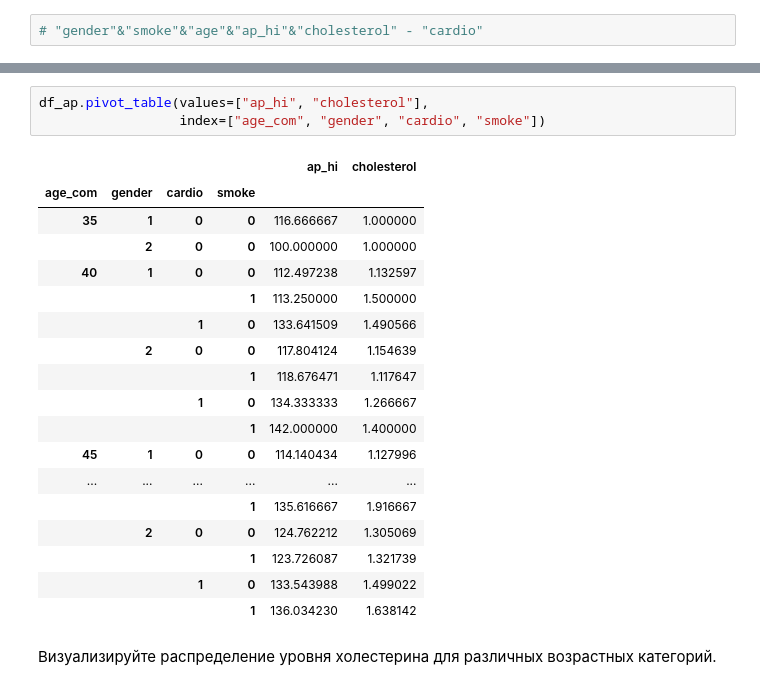
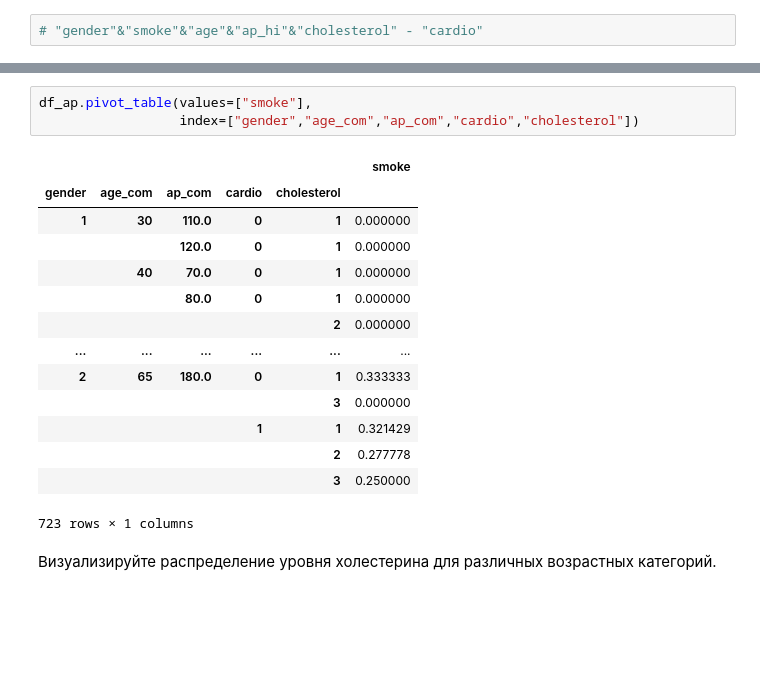
Before and after one commit to EkaterinaZernyukova/data_analysis, a Jupyter notebook: jupyter_notebook/eda_cardio_train.ipynb, the cells around one changed output, grey strips where cells are left out. Saved outputs shown, nothing was run; the diff lists cells and outputs as text; blank space fills up the shorter version.

```diff
--- a/jupyter_notebook/eda_cardio_train.ipynb
+++ b/jupyter_notebook/eda_cardio_train.ipynb
@@ -298,25 +330,21 @@ Name: ap_hi, Length: 81, dtype: int64
-# %%
-df_ap.pivot_table(values=["ap_hi", "cholesterol"],
-                  index=["age_com", "gender", "cardio", "smoke"])
-# %% [output]
-|  |  |  |  | ap_hi | cholesterol |
-| age_com | gender | cardio | smoke |  |  |
-| 35 | 1 | 0 | 0 | 116.666667 | 1.000000 |
-|  | 2 | 0 | 0 | 100.000000 | 1.000000 |
-| 40 | 1 | 0 | 0 | 112.497238 | 1.132597 |
-|  |  |  | 1 | 113.250000 | 1.500000 |
-|  |  | 1 | 0 | 133.641509 | 1.490566 |
-|  | 2 | 0 | 0 | 117.804124 | 1.154639 |
-|  |  |  | 1 | 118.676471 | 1.117647 |
-|  |  | 1 | 0 | 134.333333 | 1.266667 |
-|  |  |  | 1 | 142.000000 | 1.400000 |
-| 45 | 1 | 0 | 0 | 114.140434 | 1.127996 |
-| ... | ... | ... | ... | ... | ... |
-|  |  |  | 1 | 135.616667 | 1.916667 |
-|  | 2 | 0 | 0 | 124.762212 | 1.305069 |
-|  |  |  | 1 | 123.726087 | 1.321739 |
-|  |  | 1 | 0 | 133.543988 | 1.499022 |
-|  |  |  | 1 | 136.034230 | 1.638142 |
+# %%
+df_ap.pivot_table(values=["smoke"],
+                  index=["gender","age_com","ap_com","cardio","cholesterol"])
+# %% [output]
+|  |  |  |  |  | smoke |
+| gender | age_com | ap_com | cardio | cholesterol |  |
+| 1 | 30 | 110.0 | 0 | 1 | 0.000000 |
+|  |  | 120.0 | 0 | 1 | 0.000000 |
+|  | 40 | 70.0 | 0 | 1 | 0.000000 |
+|  |  | 80.0 | 0 | 1 | 0.000000 |
+|  |  |  |  | 2 | 0.000000 |
+| ... | ... | ... | ... | ... | ... |
+| 2 | 65 | 180.0 | 0 | 1 | 0.333333 |
+|  |  |  |  | 3 | 0.000000 |
+|  |  |  | 1 | 1 | 0.321429 |
+|  |  |  |  | 2 | 0.277778 |
+|  |  |  |  | 3 | 0.250000 |
+723 rows × 1 columns
 # %% [markdown]
 Визуализируйте распределение уровня холестерина для различных возрастных категорий.
 # %%
```
Also changed, not shown: parts of 15 cells of this notebook, 2 other files.
